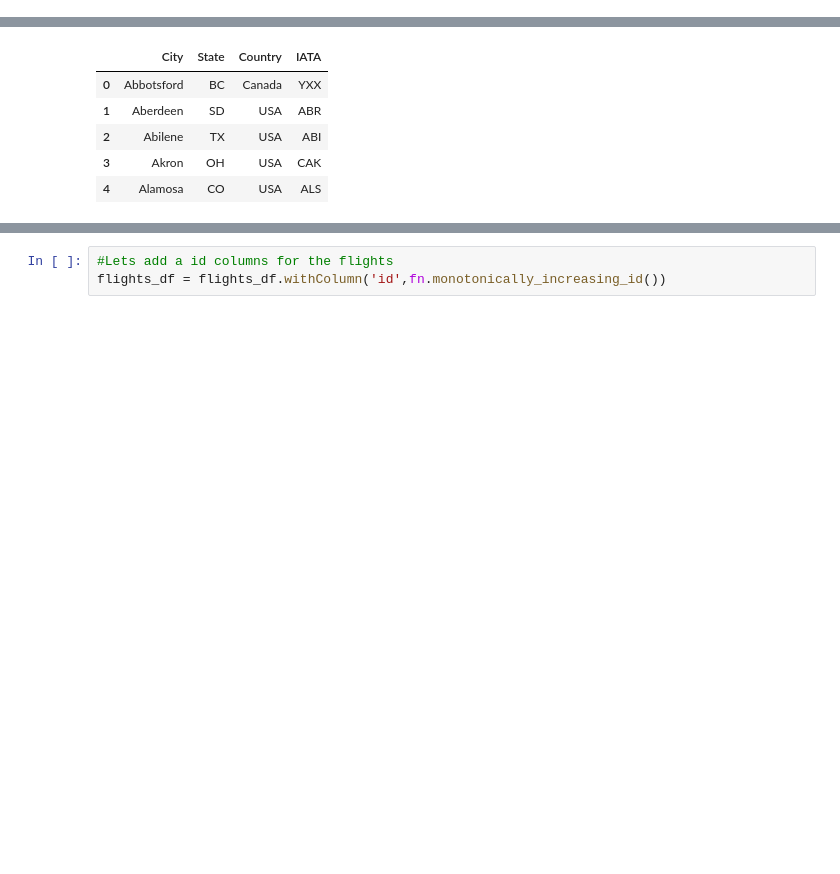
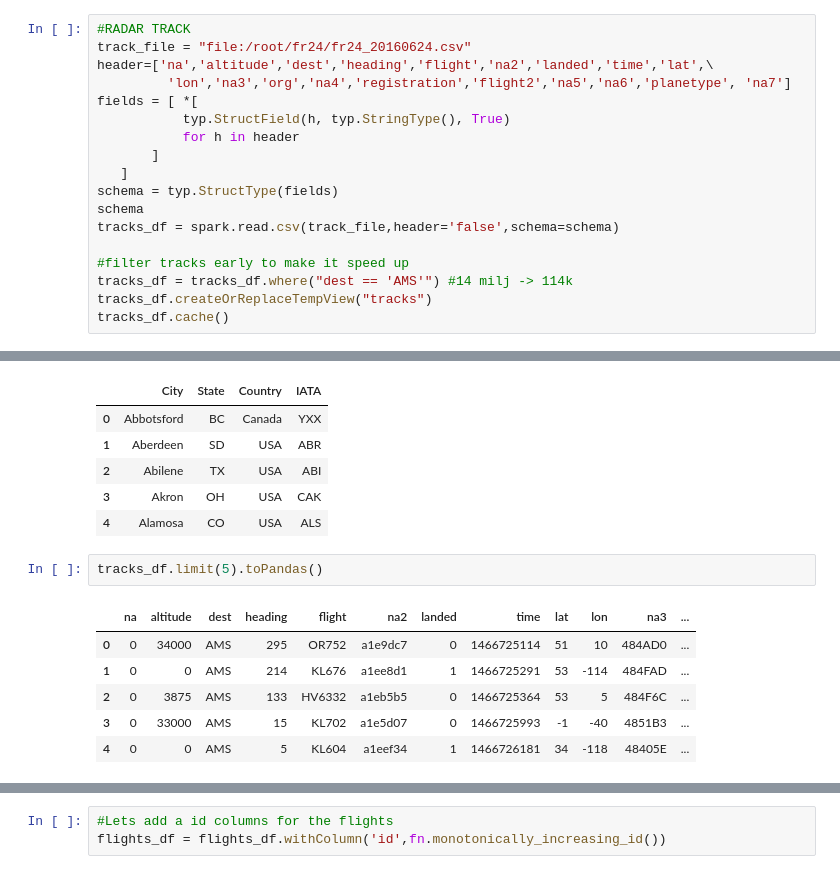
Before and after one commit to michelnossin/pyspark_training_docker, a Jupyter notebook: spark2-jupyter-docker.ipynb, the cells around one changed output, grey strips where cells are left out. Cells and saved outputs as stored; diff of their text form; blank space fills up the shorter version.

Commit message:
added tracker data and clean it

```diff
--- a/spark2-jupyter-docker.ipynb
+++ b/spark2-jupyter-docker.ipynb
@@ -90,0 +91,18 @@ flights_df.createOrReplaceTempView("flights")
+# %%
+#RADAR TRACK
+track_file = "file:/root/fr24/fr24_20160624.csv"
+header=['na','altitude','dest','heading','flight','na2','landed','time','lat',\
+         'lon','na3','org','na4','registration','flight2','na5','na6','planetype', 'na7']
+fields = [ *[
+           typ.StructField(h, typ.StringType(), True)
+           for h in header
+       ]
+   ]
+schema = typ.StructType(fields)
+schema
+tracks_df = spark.read.csv(track_file,header='false',schema=schema)
+
+#filter tracks early to make it speed up
+tracks_df = tracks_df.where("dest == 'AMS'") #14 milj -> 114k
+tracks_df.createOrReplaceTempView("tracks")
+tracks_df.cache()
@@ -130,6 +157,15 @@ airports_df.limit(5).toPandas()
 | 2 | Abilene | TX | USA | ABI |
 | 3 | Akron | OH | USA | CAK |
 | 4 | Alamosa | CO | USA | ALS |
+# %%
+tracks_df.limit(5).toPandas()
+# %% [output]
+|  | na | altitude | dest | heading | flight | na2 | landed | time | lat | lon | na3 | ... |
+| 0 | 0 | 34000 | AMS | 295 | OR752 | a1e9dc7 | 0 | 1466725114 | 51 | 10 | 484AD0 | ... |
+| 1 | 0 | 0 | AMS | 214 | KL676 | a1ee8d1 | 1 | 1466725291 | 53 | -114 | 484FAD | ... |
+| 2 | 0 | 3875 | AMS | 133 | HV6332 | a1eb5b5 | 0 | 1466725364 | 53 | 5 | 484F6C | ... |
+| 3 | 0 | 33000 | AMS | 15 | KL702 | a1e5d07 | 0 | 1466725993 | -1 | -40 | 4851B3 | ... |
+| 4 | 0 | 0 | AMS | 5 | KL604 | a1eef34 | 1 | 1466726181 | 34 | -118 | 48405E | ... |
 # %%
 airports_df.printSchema()
 # %% [output]
```
Also changed, not shown: parts of 25 cells of this notebook.
